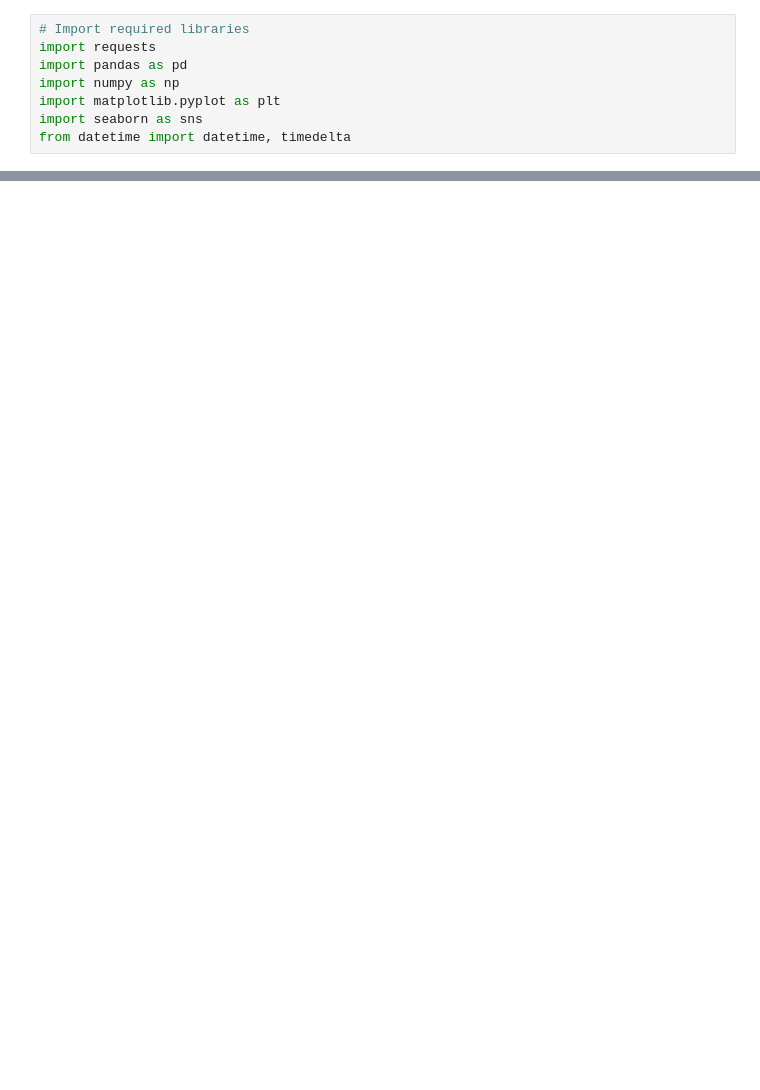
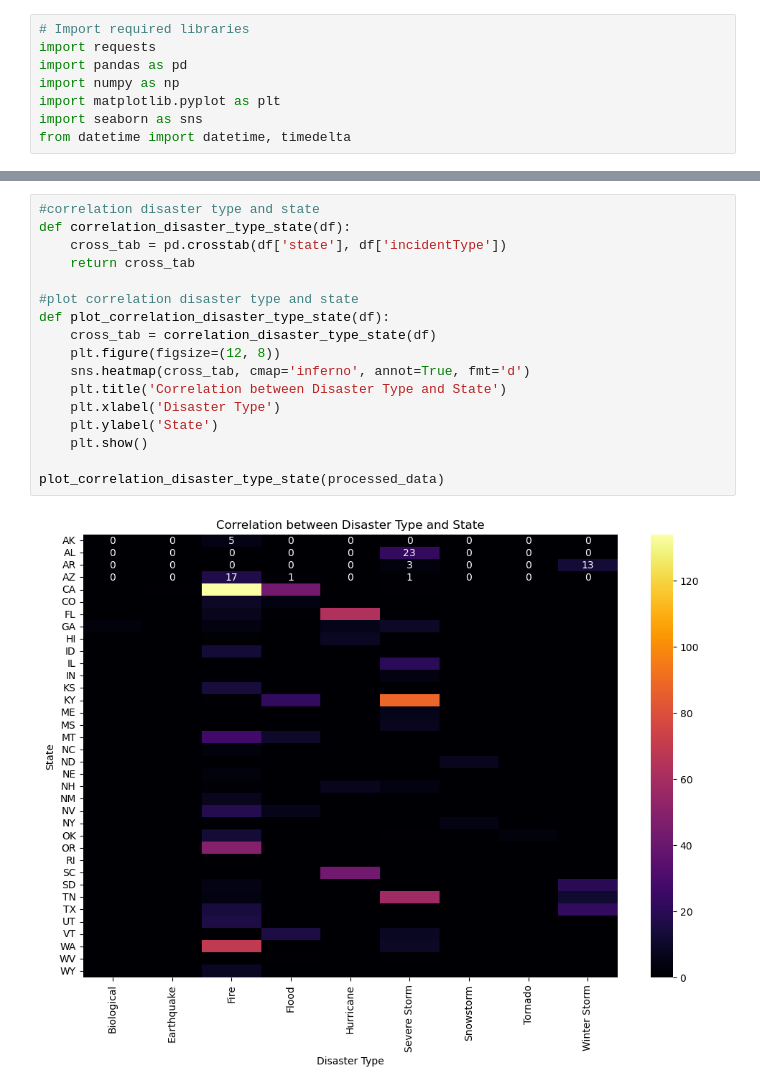
Before and after one commit to dfquinn23/Project_1, a Jupyter notebook: Weather/fema-data-analysis-notebook.ipynb, the cells around one changed output, grey strips where cells are left out. Drawn from its saved outputs; the diff is of its cells as text; blank space fills up the shorter version.

```diff
--- a/Weather/fema-data-analysis-notebook.ipynb
+++ b/Weather/fema-data-analysis-notebook.ipynb
@@ -136,0 +160,19 @@ Analysis complete.
+# %%
+#correlation disaster type and state
+def correlation_disaster_type_state(df):
+    cross_tab = pd.crosstab(df['state'], df['incidentType'])
+    return cross_tab
+
+#plot correlation disaster type and state
+def plot_correlation_disaster_type_state(df):
+    cross_tab = correlation_disaster_type_state(df)
+    plt.figure(figsize=(12, 8))
+    sns.heatmap(cross_tab, cmap='inferno', annot=True, fmt='d')
+    plt.title('Correlation between Disaster Type and State')
+    plt.xlabel('Disaster Type')
+    plt.ylabel('State')
+    plt.show()
+
+plot_correlation_disaster_type_state(processed_data)
+# %% [output]
+[figure, added]
```
Also changed, not shown: parts of 4 cells of this notebook, 7 other files.
